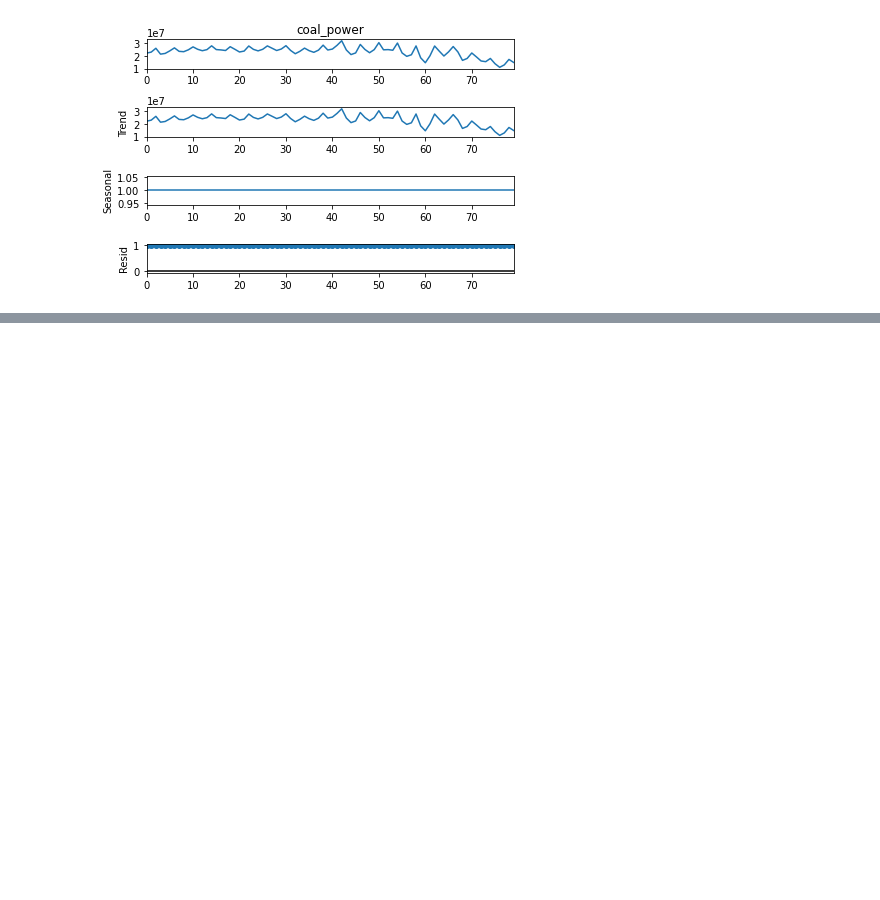
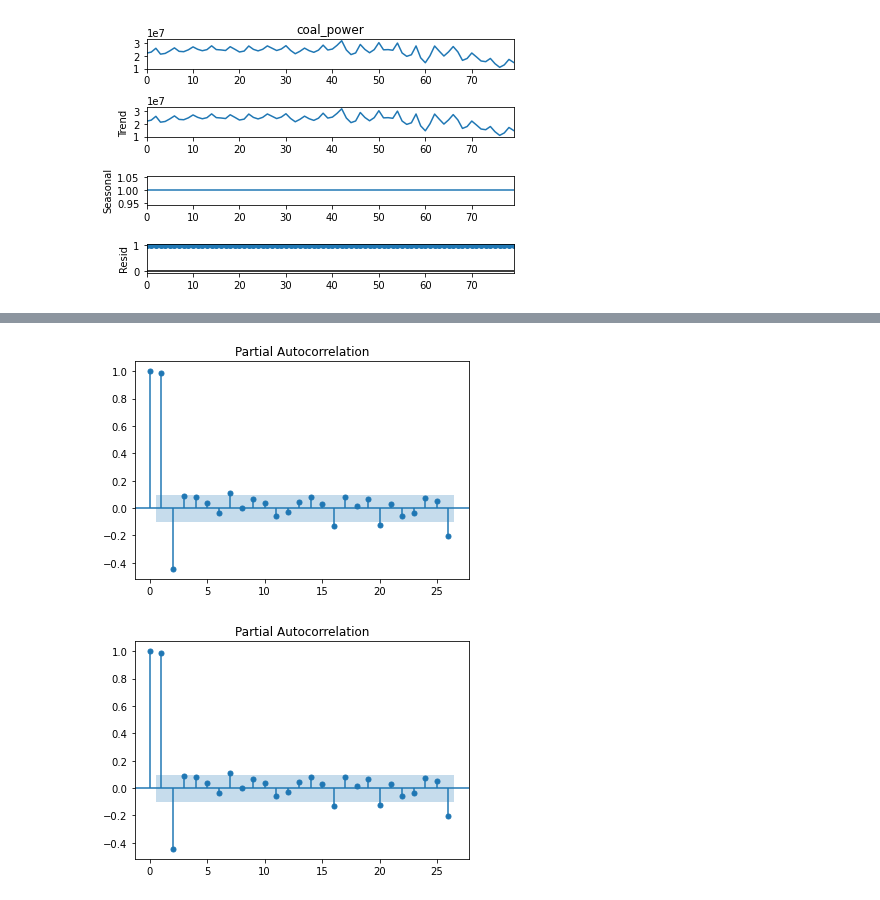
Before and after one commit to garfield-gray/time_series, a Jupyter notebook: main.ipynb, the cells around one changed output, grey strips where cells are left out. Saved outputs shown, nothing was run; the diff lists cells and outputs as text; code cells hidden in the pictures; blank space fills up the shorter version.

```diff
--- a/main.ipynb
+++ b/main.ipynb
@@ -160,0 +166,5 @@ plt.show()
+# %%
+plot_pacf(b.oil_price)
+# %% [output]
+[figure, added]
+[figure, added]
```
Also changed, not shown: parts of 14 cells of this notebook.
